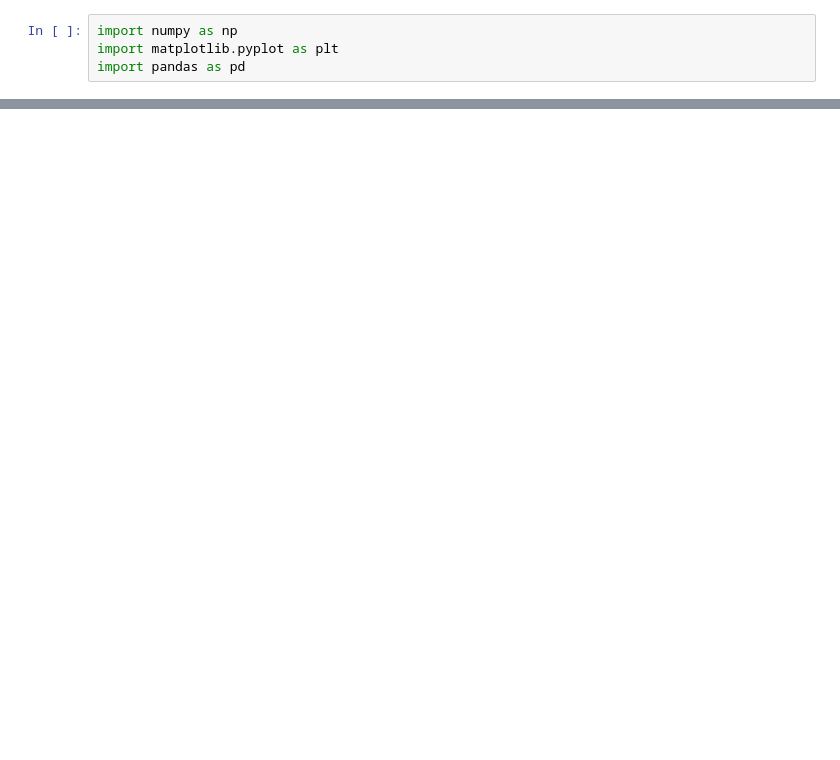
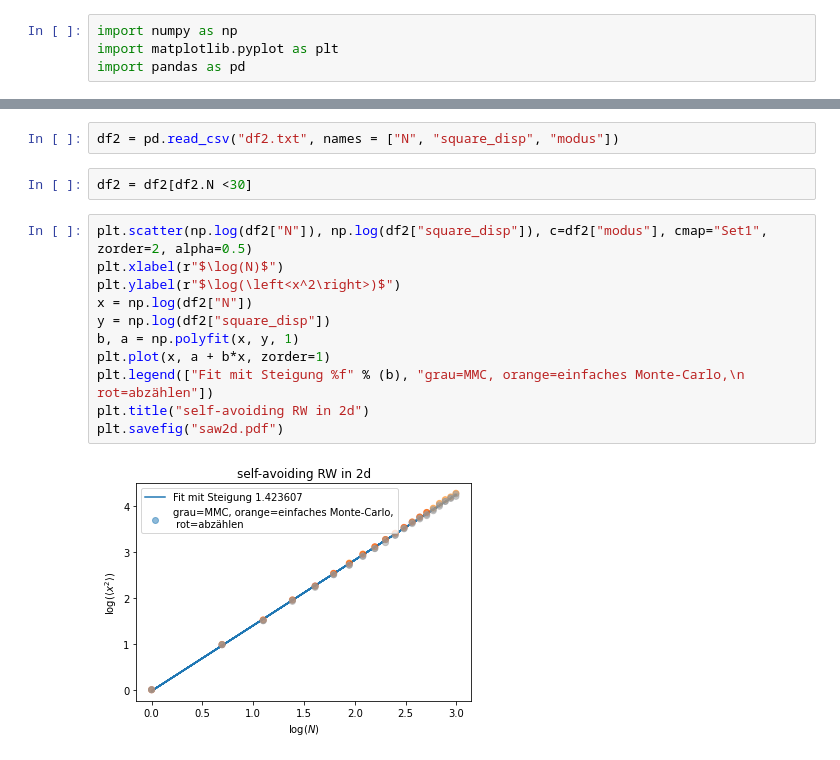
Before and after one commit to ja-miha/Vortragstechnik, a Jupyter notebook: saw/plot.ipynb, the cells around one changed output, grey strips where cells are left out. Cells and saved outputs as stored; diff of their text form; blank space fills up the shorter version.

```diff
--- a/saw/plot.ipynb
+++ b/saw/plot.ipynb
@@ -48,0 +24,17 @@ print(a, b)
+# %%
+df2 = pd.read_csv("df2.txt", names = ["N", "square_disp", "modus"])
+# %%
+df2 = df2[df2.N <30]
+# %%
+plt.scatter(np.log(df2["N"]), np.log(df2["square_disp"]), c=df2["modus"], cmap="Set1", zorder=2, alpha=0.5)
+plt.xlabel(r"$\log(N)$")
+plt.ylabel(r"$\log(\left<x^2\right>)$")
+x = np.log(df2["N"])
+y = np.log(df2["square_disp"])
+b, a = np.polyfit(x, y, 1)
+plt.plot(x, a + b*x, zorder=1)
+plt.legend(["Fit mit Steigung %f" % (b), "grau=MMC, orange=einfaches Monte-Carlo,\n rot=abzählen"])
+plt.title("self-avoiding RW in 2d")
+plt.savefig("saw2d.pdf")
+# %% [output]
+[figure, added]
```
Also changed, not shown: parts of 5 cells of this notebook, 4 other files.
